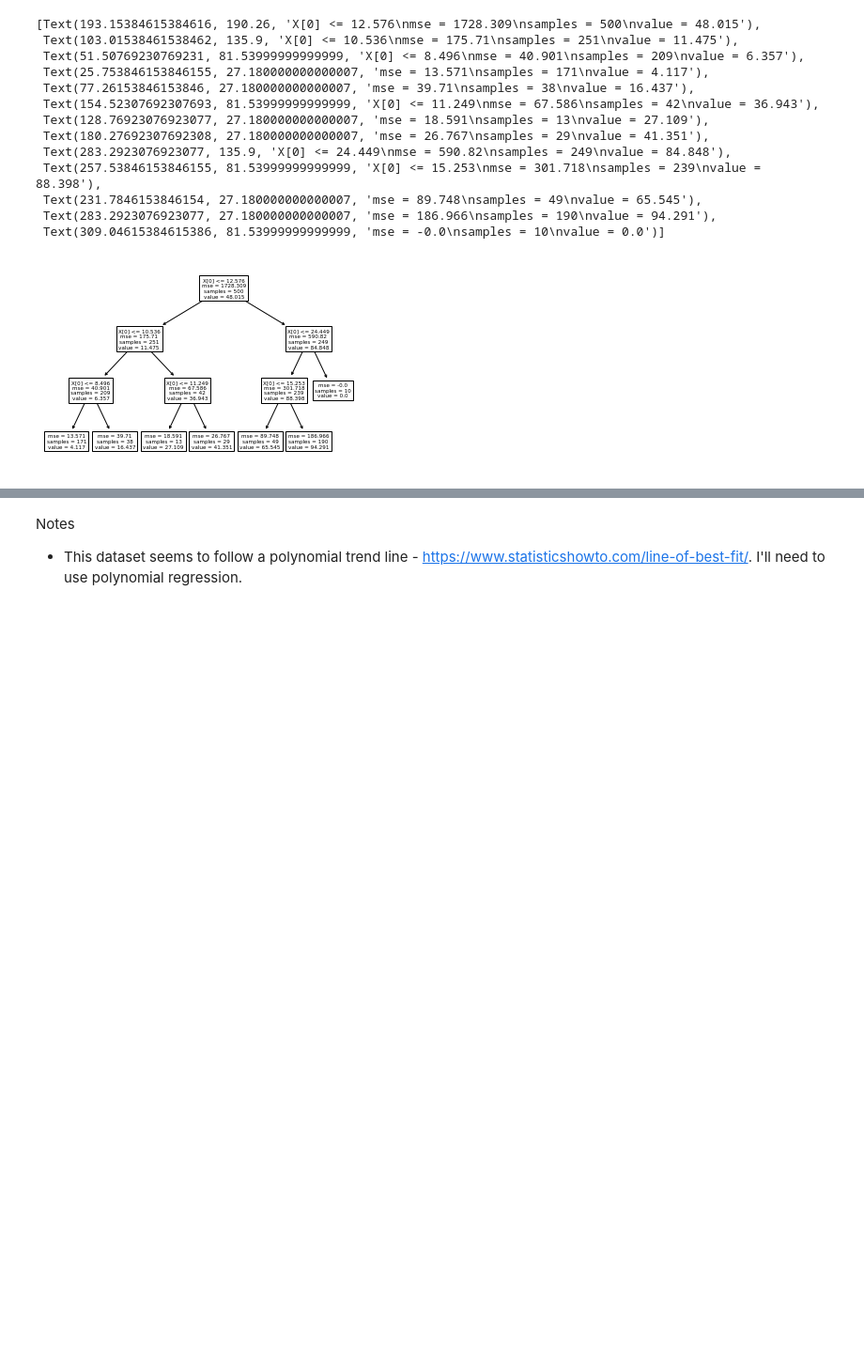
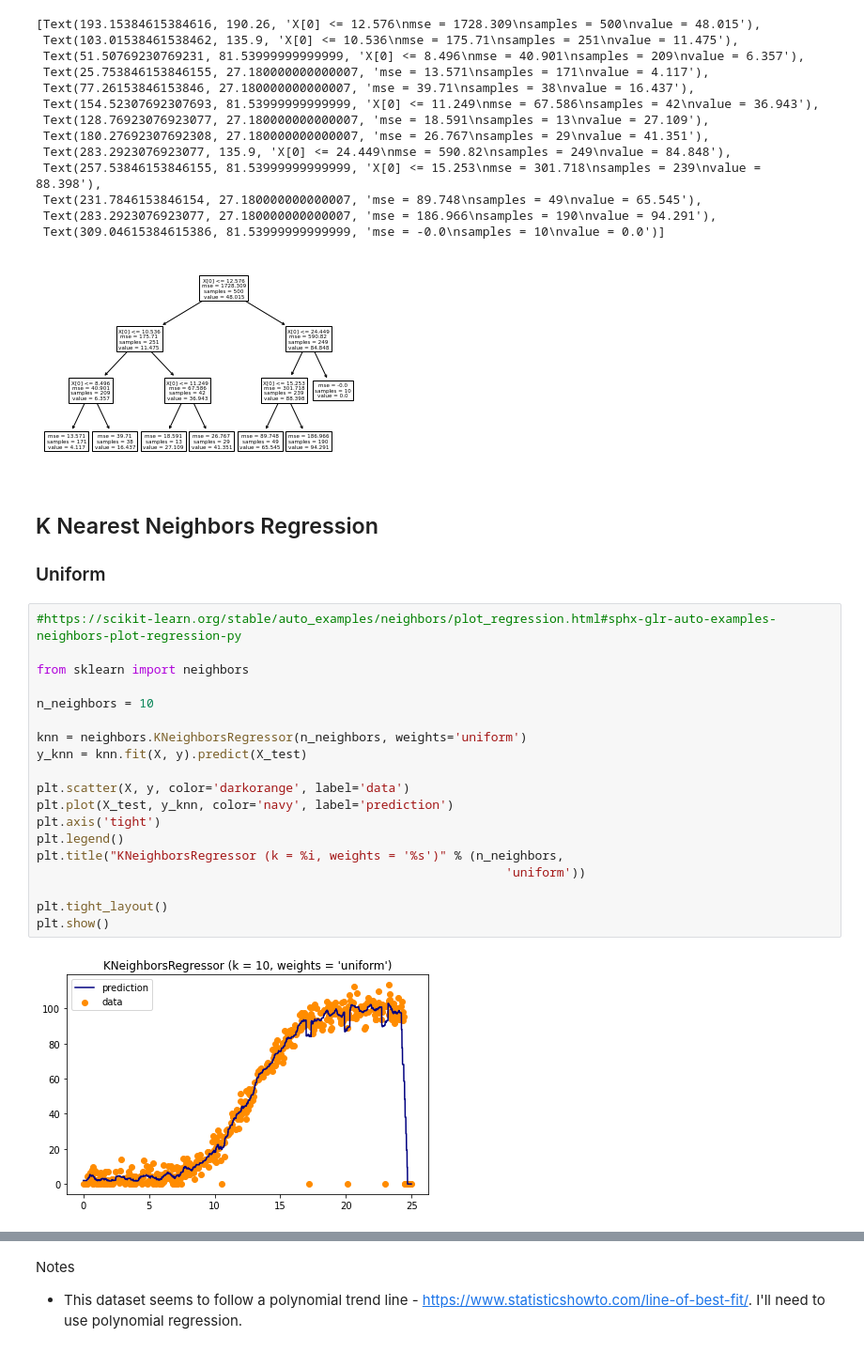
Before and after one commit to OtherBrian/fda-regression_project, a Jupyter notebook: Regression Project.ipynb, the cells around one changed output, grey strips where cells are left out. Shown at 94% size. Saved outputs shown, nothing was run; the diff lists cells and outputs as text; blank space fills up the shorter version.

Commit message:
Added a KNN regression.

```diff
--- a/Regression Project.ipynb
+++ b/Regression Project.ipynb
@@ -339,3 +339,28 @@ tree.plot_tree(clf)
  Text(283.2923076923077, 27.180000000000007, 'mse = 186.966\nsamples = 190\nvalue = 94.291'),
  Text(309.04615384615386, 81.53999999999999, 'mse = -0.0\nsamples = 10\nvalue = 0.0')]
 [figure]
+# %% [markdown]
+## K Nearest Neighbors Regression
+
+### Uniform
+# %%
+#https://scikit-learn.org/stable/auto_examples/neighbors/plot_regression.html#sphx-glr-auto-examples-neighbors-plot-regression-py
+
+from sklearn import neighbors
+
+n_neighbors = 10
+
+knn = neighbors.KNeighborsRegressor(n_neighbors, weights='uniform')
+y_knn = knn.fit(X, y).predict(X_test)
+
+plt.scatter(X, y, color='darkorange', label='data')
+plt.plot(X_test, y_knn, color='navy', label='prediction')
+plt.axis('tight')
+plt.legend()
+plt.title("KNeighborsRegressor (k = %i, weights = '%s')" % (n_neighbors,
+                                                                'uniform'))
+
+plt.tight_layout()
+plt.show()
+# %% [output]
+[figure, added]
```
Also changed, not shown: parts of 1 cell of this notebook.
